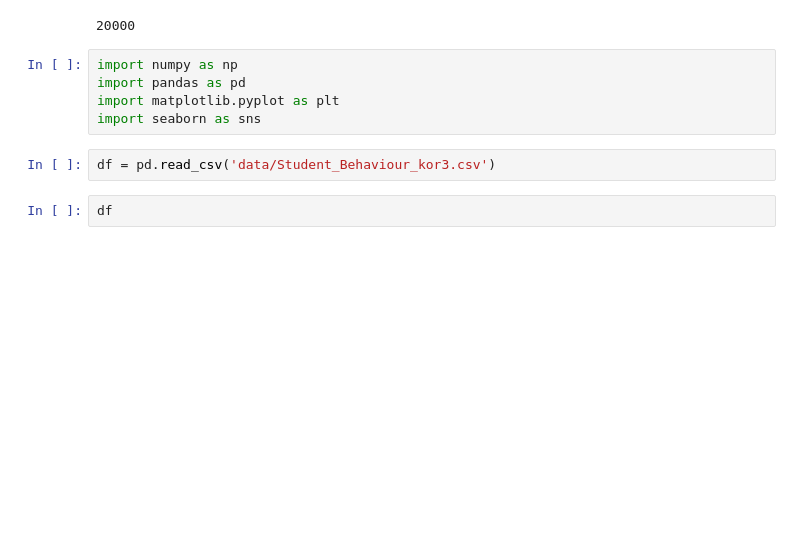
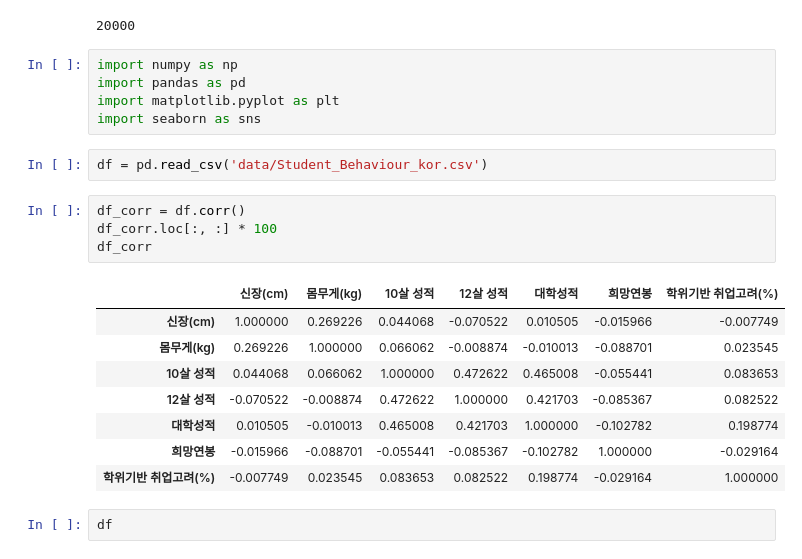
Before and after one commit to wnstjq0915/Student_Behaviour, a Jupyter notebook: test.ipynb, the cells around one changed output. Saved outputs shown, nothing was run; the diff lists cells and outputs as text; blank space fills up the shorter version.

```diff
--- a/test.ipynb
+++ b/test.ipynb
@@ -86,7 +86,20 @@ import pandas as pd
 import matplotlib.pyplot as plt
 import seaborn as sns
 # %%
-df = pd.read_csv('data/Student_Behaviour_kor3.csv')
+df = pd.read_csv('data/Student_Behaviour_kor.csv')
+# %%
+df_corr = df.corr()
+df_corr.loc[:, :] * 100
+df_corr
+# %% [output]
+|  | 신장(cm) | 몸무게(kg) | 10살 성적 | 12살 성적 | 대학성적 | 희망연봉 | 학위기반 취업고려(%) |
+| 신장(cm) | 1.000000 | 0.269226 | 0.044068 | -0.070522 | 0.010505 | -0.015966 | -0.007749 |
+| 몸무게(kg) | 0.269226 | 1.000000 | 0.066062 | -0.008874 | -0.010013 | -0.088701 | 0.023545 |
+| 10살 성적 | 0.044068 | 0.066062 | 1.000000 | 0.472622 | 0.465008 | -0.055441 | 0.083653 |
+| 12살 성적 | -0.070522 | -0.008874 | 0.472622 | 1.000000 | 0.421703 | -0.085367 | 0.082522 |
+| 대학성적 | 0.010505 | -0.010013 | 0.465008 | 0.421703 | 1.000000 | -0.102782 | 0.198774 |
+| 희망연봉 | -0.015966 | -0.088701 | -0.055441 | -0.085367 | -0.102782 | 1.000000 | -0.029164 |
+| 학위기반 취업고려(%) | -0.007749 | 0.023545 | 0.083653 | 0.082522 | 0.198774 | -0.029164 | 1.000000 |
 # %%
 df
 # %% [output]
```
Also changed, not shown: 1 other file.
